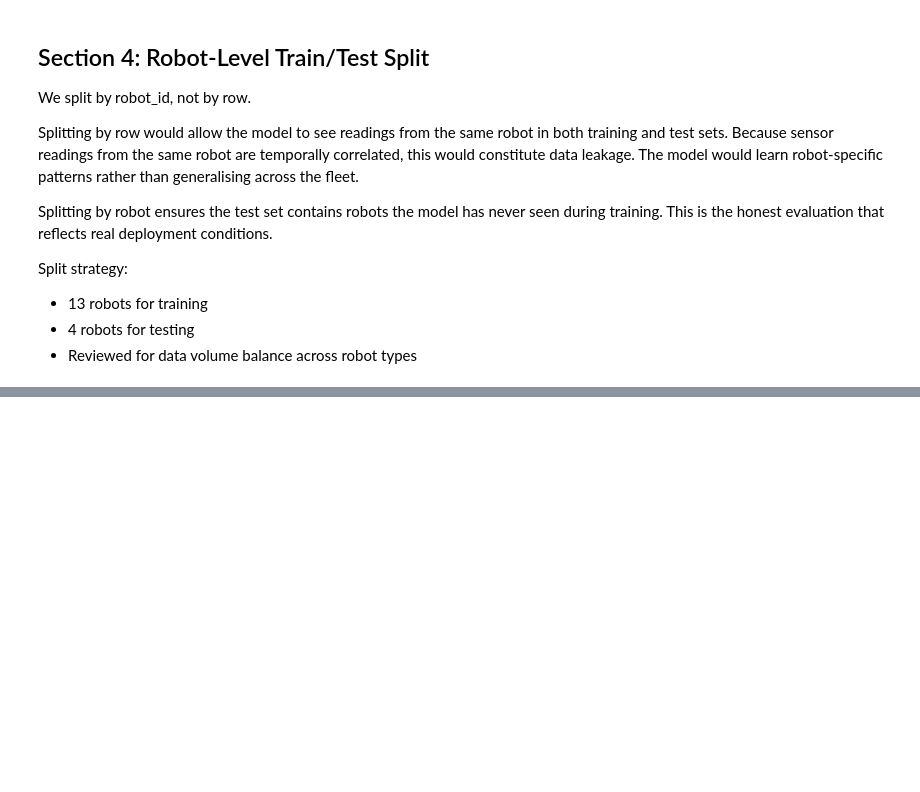
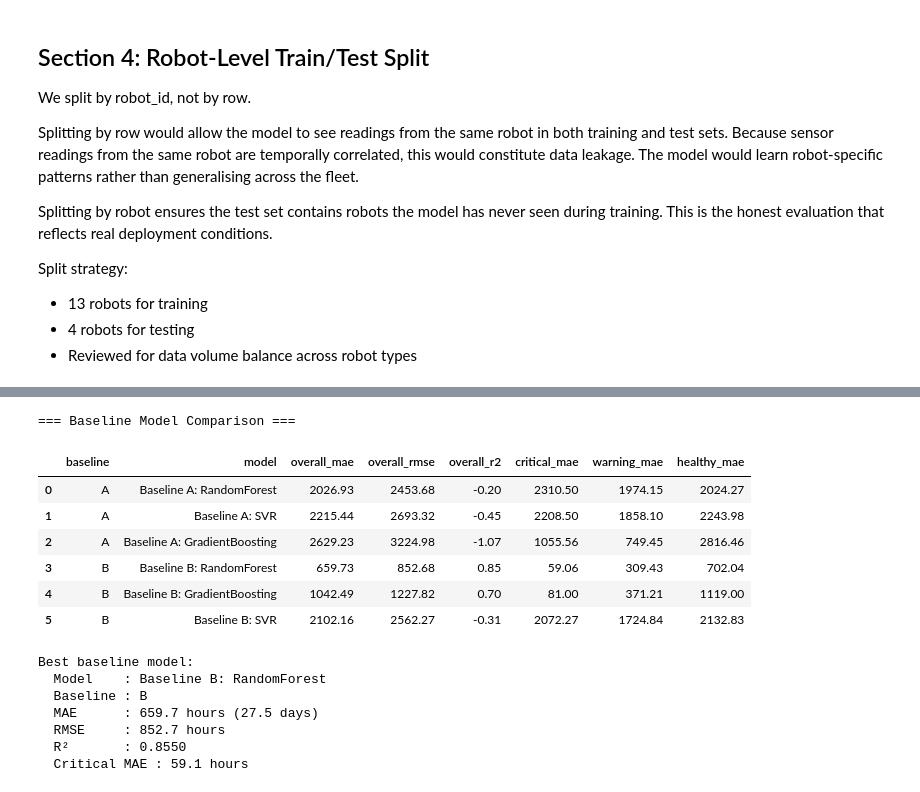
Before and after one commit to OluwamuyiwaJaiyeola/rul-predictive-maintenance, a Jupyter notebook: notebooks/03_baseline_modeling.ipynb, the cells around one changed output, grey strips where cells are left out. Drawn from its saved outputs; the diff is of its cells as text; code cells hidden in the pictures; blank space fills up the shorter version.

```diff
--- a/notebooks/03_baseline_modeling.ipynb
+++ b/notebooks/03_baseline_modeling.ipynb
@@ -322,0 +884,44 @@ Model types in test  : ['ARM-X7', 'ARM-X9']
+# %%
+# Baseline comparison summary
+
+results_df = pd.DataFrame(all_results)
+
+# Select key columns for display
+summary_cols = [
+    "baseline", "model",
+    "overall_mae", "overall_rmse", "overall_r2",
+    "critical_mae", "warning_mae", "healthy_mae"
+]
+
+summary = results_df[summary_cols].sort_values(
+    ["baseline", "overall_mae"]
+).reset_index(drop=True)
+
+print("=== Baseline Model Comparison ===")
+display(summary)
+
+# Identify best baseline model
+best_row = summary.loc[summary["overall_mae"].idxmin()]
+print(f"\nBest baseline model:")
+print(f"  Model    : {best_row['model']}")
+print(f"  Baseline : {best_row['baseline']}")
+print(f"  MAE      : {best_row['overall_mae']:.1f} hours ({best_row['overall_mae']/24:.1f} days)")
+print(f"  RMSE     : {best_row['overall_rmse']:.1f} hours")
+print(f"  R²       : {best_row['overall_r2']:.4f}")
+print(f"  Critical MAE : {best_row['critical_mae']:.1f} hours")
+# %% [output]
+=== Baseline Model Comparison ===
+|  | baseline | model | overall_mae | overall_rmse | overall_r2 | critical_mae | warning_mae | healthy_mae |
+| 0 | A | Baseline A: RandomForest | 2026.93 | 2453.68 | -0.20 | 2310.50 | 1974.15 | 2024.27 |
+| 1 | A | Baseline A: SVR | 2215.44 | 2693.32 | -0.45 | 2208.50 | 1858.10 | 2243.98 |
+| 2 | A | Baseline A: GradientBoosting | 2629.23 | 3224.98 | -1.07 | 1055.56 | 749.45 | 2816.46 |
+| 3 | B | Baseline B: RandomForest | 659.73 | 852.68 | 0.85 | 59.06 | 309.43 | 702.04 |
+| 4 | B | Baseline B: GradientBoosting | 1042.49 | 1227.82 | 0.70 | 81.00 | 371.21 | 1119.00 |
+| 5 | B | Baseline B: SVR | 2102.16 | 2562.27 | -0.31 | 2072.27 | 1724.84 | 2132.83 |
+Best baseline model:
+  Model    : Baseline B: RandomForest
+  Baseline : B
+  MAE      : 659.7 hours (27.5 days)
+  RMSE     : 852.7 hours
+  R²       : 0.8550
+  Critical MAE : 59.1 hours
```
Also changed, not shown: parts of 21 cells of this notebook, 1 other file.
